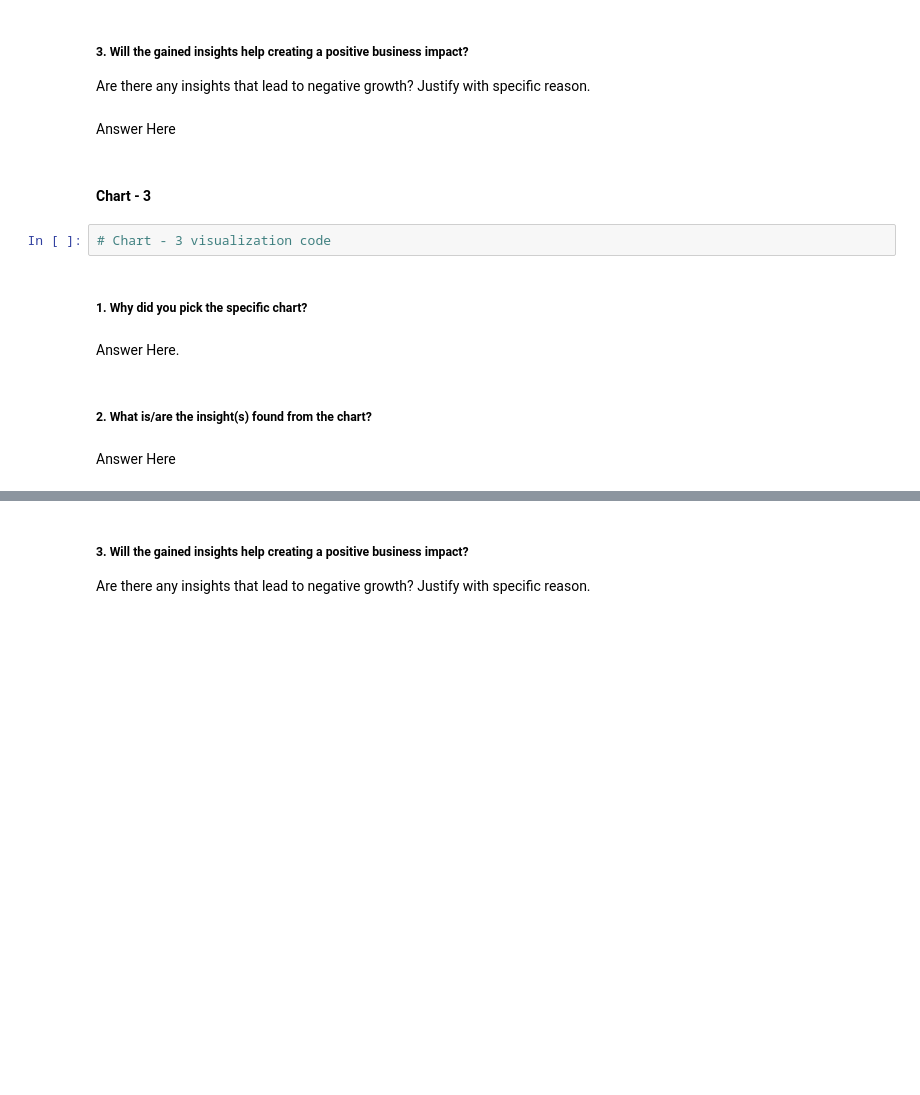
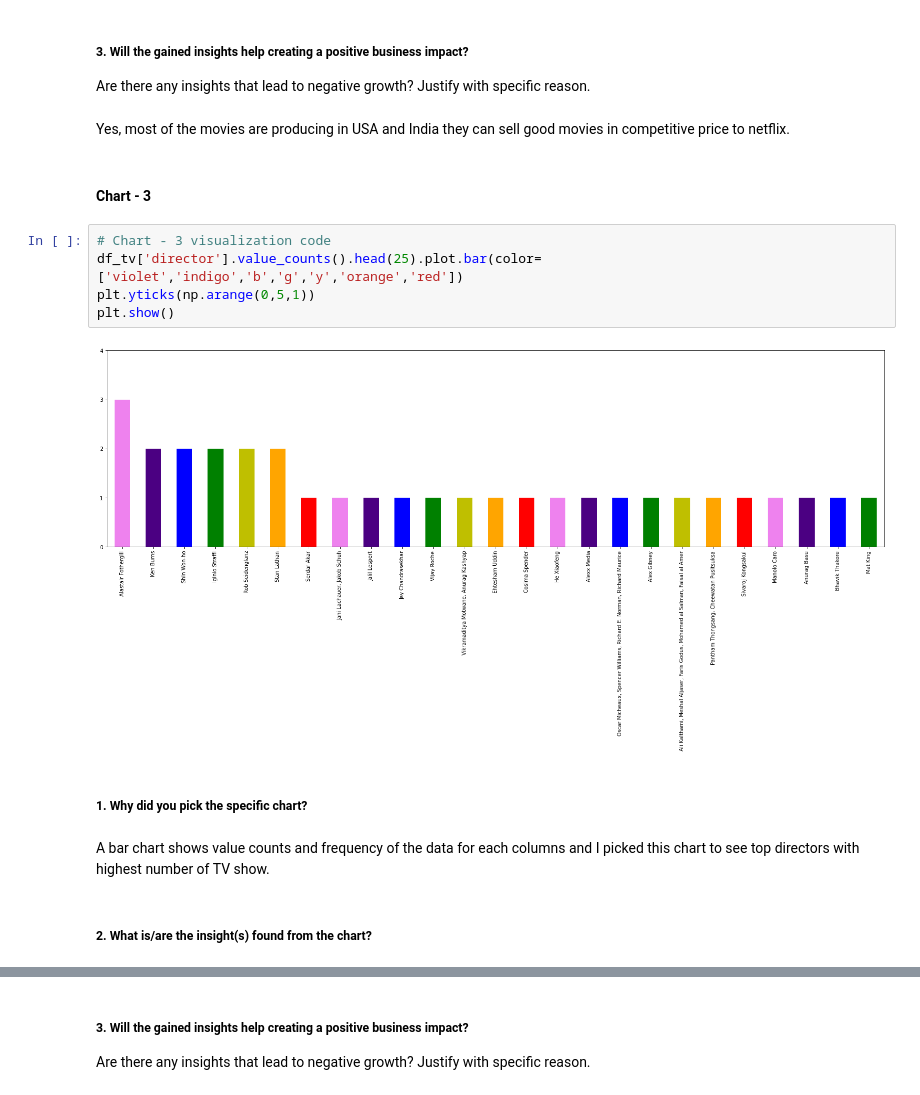
Before and after one commit to mdismailquraishicse/capstone_project_4_netflix_clustering, a Jupyter notebook: netflix_clustering.ipynb, the cells around one changed output, grey strips where cells are left out. Drawn from its saved outputs; the diff is of its cells as text; blank space fills up the shorter version.

```diff
--- a/netflix_clustering.ipynb
+++ b/netflix_clustering.ipynb
@@ -487,17 +487,20 @@ Answer Here
 # %% [markdown]
 ##### 3. Will the gained insights help creating a positive business impact?
 Are there any insights that lead to negative growth? Justify with specific reason.
-# %% [markdown]
-Answer Here
+# %% [markdown]
+Yes, most of the movies are producing in USA and India they can sell good movies in competitive price to netflix.
 # %% [markdown]
 #### Chart - 3
-# %%
-# Chart - 3 visualization code
+# %%
+# Chart - 3 visualization code
+df_tv['director'].value_counts().head(25).plot.bar(color=['violet','indigo','b','g','y','orange','red'])
+plt.yticks(np.arange(0,5,1))
+plt.show()
+# %% [output]
+[figure, added]
 # %% [markdown]
 ##### 1. Why did you pick the specific chart?
-# %% [markdown]
-Answer Here.
+# %% [markdown]
+A bar chart shows value counts and frequency of the data for each columns and I picked this chart to see top directors with highest number of TV show.
 # %% [markdown]
 ##### 2. What is/are the insight(s) found from the chart?
-# %% [markdown]
-Answer Here
```
Also changed, not shown: parts of 64 cells of this notebook.
